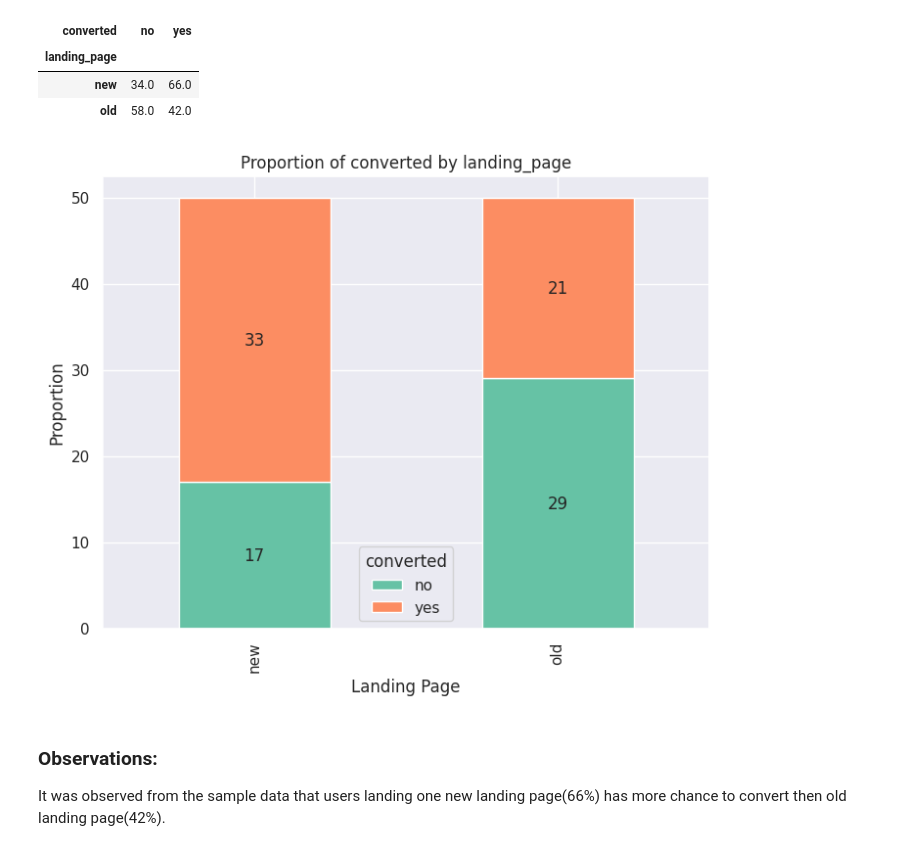
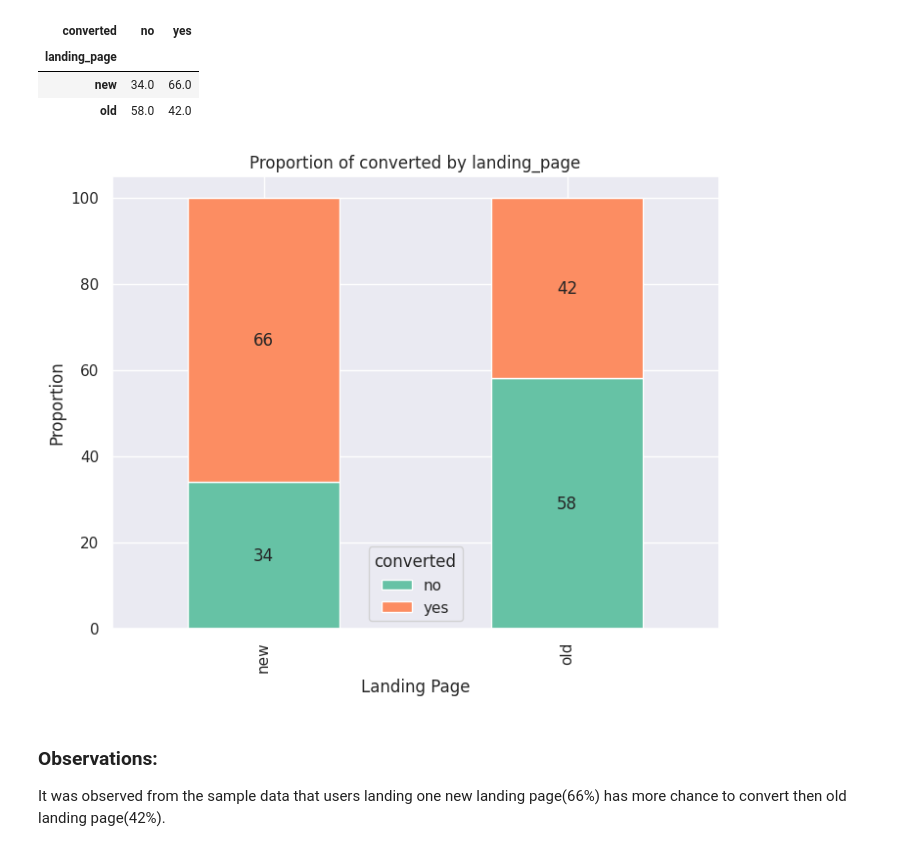
Before and after one commit to Rajesh2015/E-news-Express-Project, a Jupyter notebook: E-news Express Project Solution.ipynb, the cells around one changed output. Saved outputs shown, nothing was run; the diff lists cells and outputs as text; code cells hidden in the pictures.

```diff
--- a/E-news Express Project Solution.ipynb
+++ b/E-news Express Project Solution.ipynb
@@ -543,10 +543,10 @@ pd.crosstab(df['landing_page'], df['converted'], normalize='index') * 100
 | old | 58.0 | 42.0 |
 # %%
 # Draw stack bar chat to compare frequncies to show the propertion of user converted by landing page
-plt=plot_stacked_bar_with_annotations(df,x='landing_page',y='converted',normalize=True)
+plt=plot_stacked_bar_with_annotations(df,x='landing_page',y='converted',normalize='index')
 plt.show()
 # %% [output]
-[figure, old version]
+[figure, new version]
 # %% [markdown]
 ### Observations:
 It was observed from the sample data that users landing one new landing page(66%) has more chance to convert then old landing page(42%).
```
Also changed, not shown: parts of 12 cells of this notebook.
